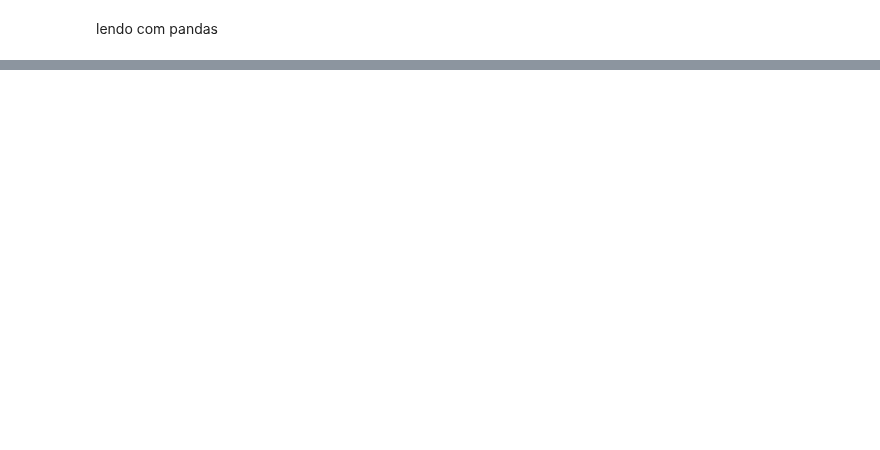
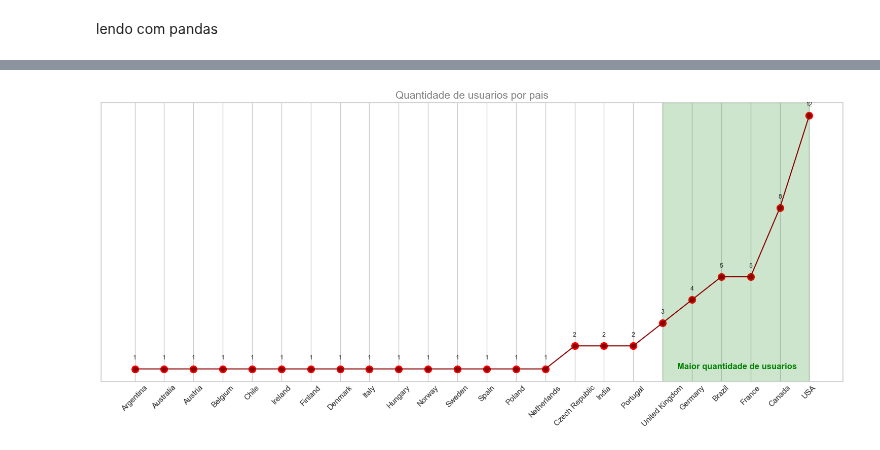
Before and after one commit to thiago207/python-for-data-analysis, a Jupyter notebook: python-sql/sql4.ipynb, the cells around one changed output, grey strips where cells are left out. Saved outputs shown, nothing was run; the diff lists cells and outputs as text; code cells hidden in the pictures; blank space fills up the shorter version.

Commit message:
fazendo um plot dos dados, treino

```diff
--- a/python-sql/sql4.ipynb
+++ b/python-sql/sql4.ipynb
@@ -30,3 +28,35 @@ conexao.close()
 | 56 | 57 | Luis | Rojas | None | Calle Lira, 198 | Santiago | None | Chile | None | +56 (0)2 635 4444 | ... |
 | 57 | 58 | Manoj | Pareek | None | 12,Community Centre | Delhi | None | India | 110017 | +91 0124 39883988 | ... |
 | 58 | 59 | Puja | Srivastava | None | 3,Raj Bhavan Road | Bangalore | None | India | 560001 | +91 080 22289999 | ... |
+# %%
+agrupamento = tabela_clientes.groupby('Country')['FirstName'].nunique().sort_values().reset_index()
+agrupamento = agrupamento.set_index('Country')
+agrupamento = agrupamento.rename(columns={'FirstName': 'Qtd. Clientes'})
+
+
+import matplotlib.pyplot as plt
+
+plt.figure(figsize=(15,7))
+plt.plot(agrupamento.index, agrupamento.values, marker='o', color='darkred')
+plt.scatter(agrupamento.index, agrupamento['Qtd. Clientes'], color='red', s=100)
+
+
+plt.axvspan(18, 23, color='green', alpha=0.2)
+plt.text(18.5, 1, 'Maior quantidade de usuarios', fontweight='bold', color='green')
+plt.xticks(agrupamento.index ,rotation=45)
+
+for i, valor in enumerate(agrupamento['Qtd. Clientes']):
+    plt.text(i, valor + 0.4, str(valor), ha='center', fontsize=9)
+
+
+plt.title('Quantidade de usuarios por pais', fontsize=15, color='gray')
+
+plt.grid(True)
+
+plt.yticks([])
+plt.tick_params(axis='x', length=0)
+
+plt.tight_layout()
+plt.show()
+# %% [output]
+[figure, added]
```
Also changed, not shown: parts of 1 cell of this notebook.
